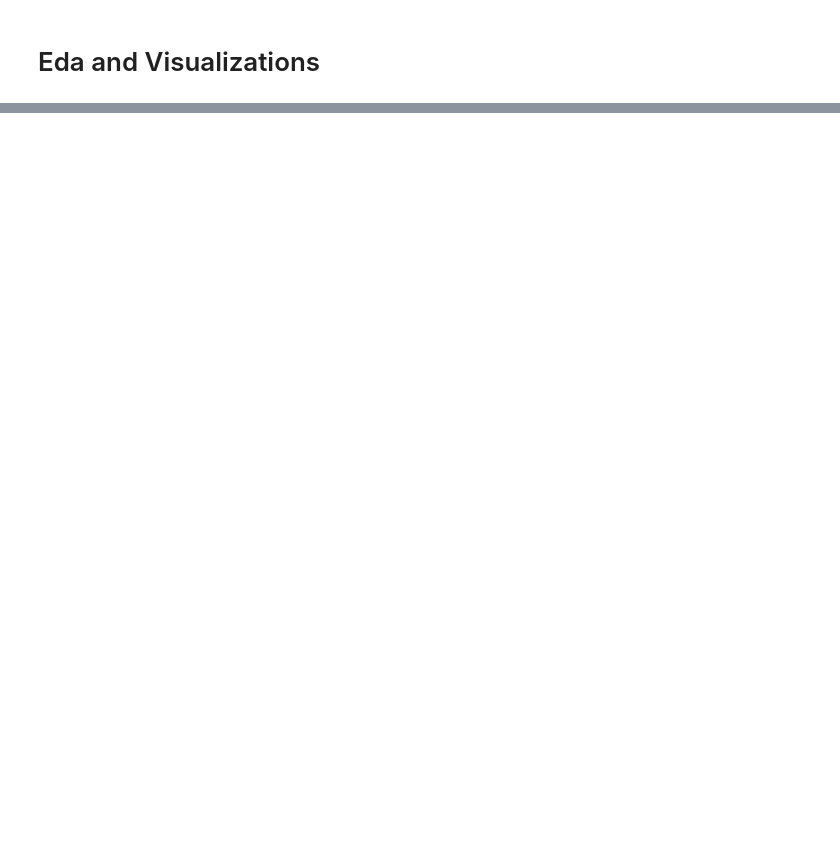
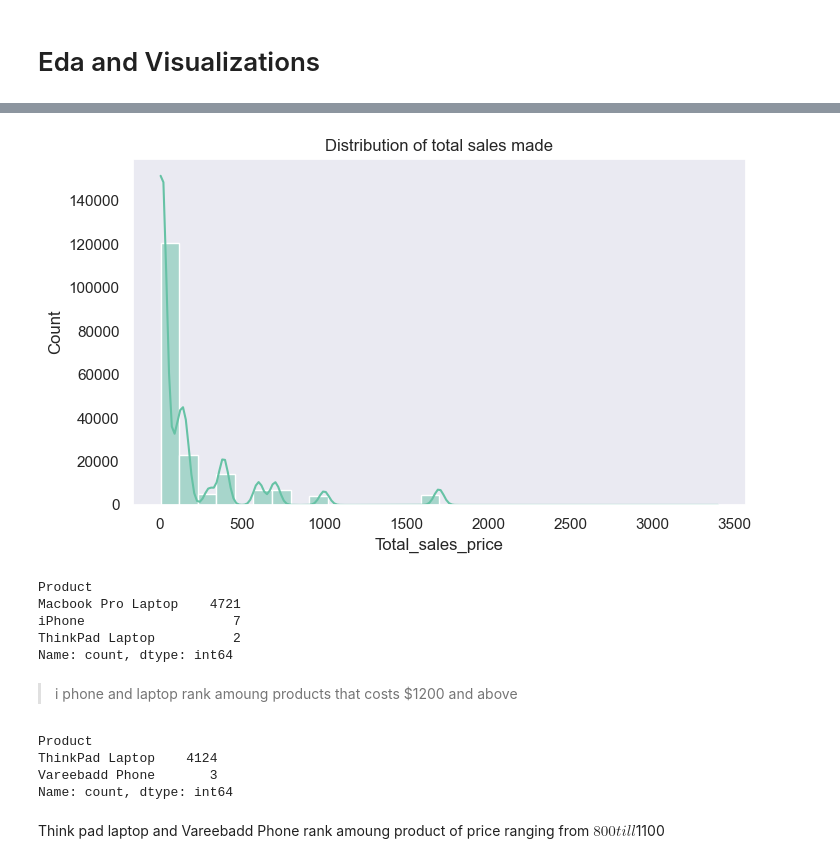
Before and after one commit to steve1-1269/sales-data-analysis, a Jupyter notebook: main.ipynb, the cells around one changed output, grey strips where cells are left out. Saved outputs shown, nothing was run; the diff lists cells and outputs as text; code cells hidden in the pictures; blank space fills up the shorter version.

```diff
--- a/main.ipynb
+++ b/main.ipynb
@@ -251,0 +285,30 @@ plt.show()
+# %%
+plt.figure(figsize=(7.4,4.5))
+
+sns.histplot(data=df, x='Total_sales_price', kde=True, bins=30)
+
+plt.title('Distribution of total sales made')
+
+plt.tight_layout()
+plt.show()
+# %% [output]
+[figure, added]
+# %%
+df[df['Total_sales_price']> 1200]['Product'].value_counts()
+# %% [output]
+Product
+Macbook Pro Laptop    4721
+iPhone                   7
+ThinkPad Laptop          2
+Name: count, dtype: int64
+# %% [markdown]
+> i phone and laptop rank amoung products that costs $1200 and above
+# %%
+df.query(" Total_sales_price >= 800 and  Total_sales_price <= 1100")['Product'].value_counts()
+# %% [output]
+Product
+ThinkPad Laptop    4124
+Vareebadd Phone       3
+Name: count, dtype: int64
+# %% [markdown]
+Think pad laptop and Vareebadd Phone rank amoung product of price ranging from $ 800 till $1100
```
Also changed, not shown: parts of 59 cells of this notebook.
